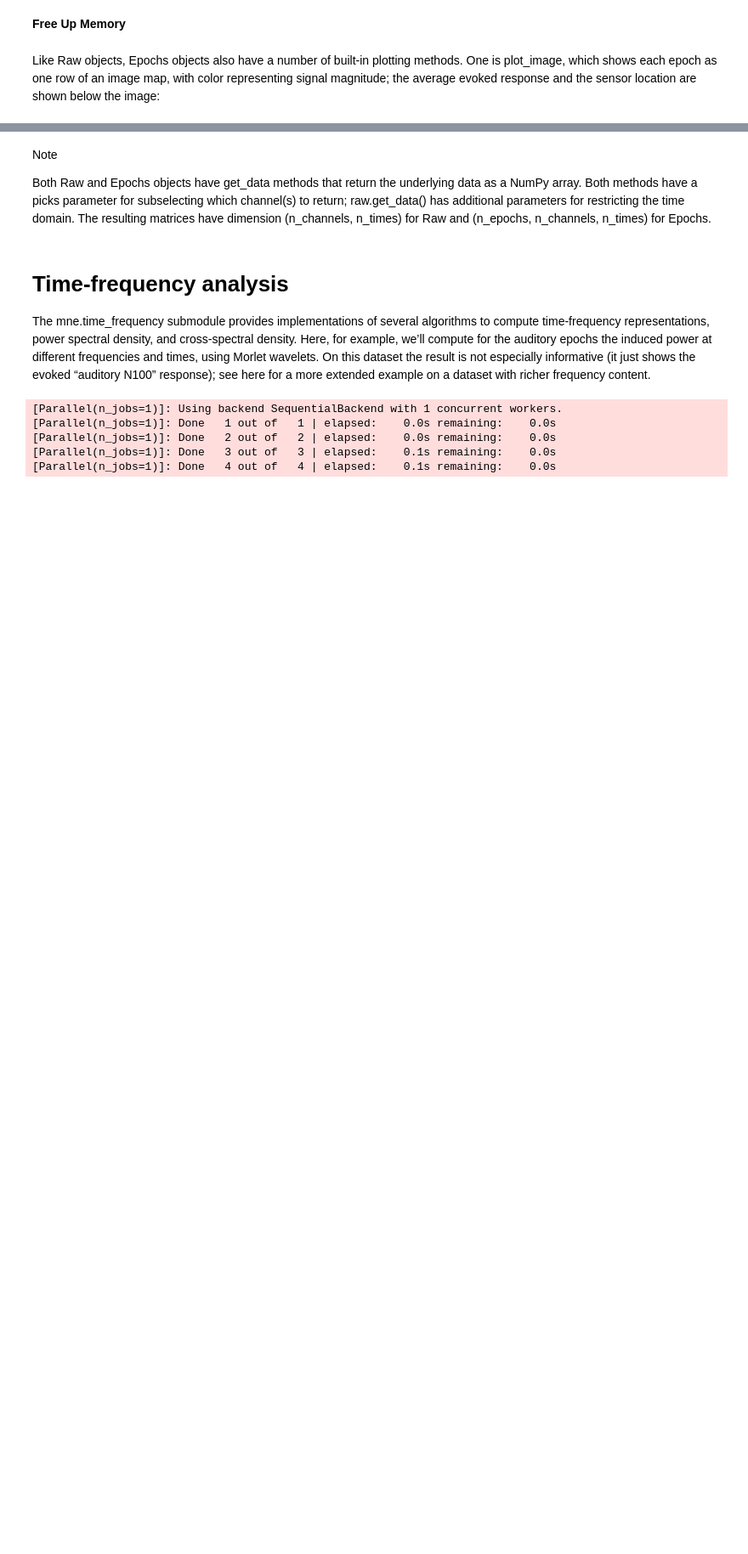
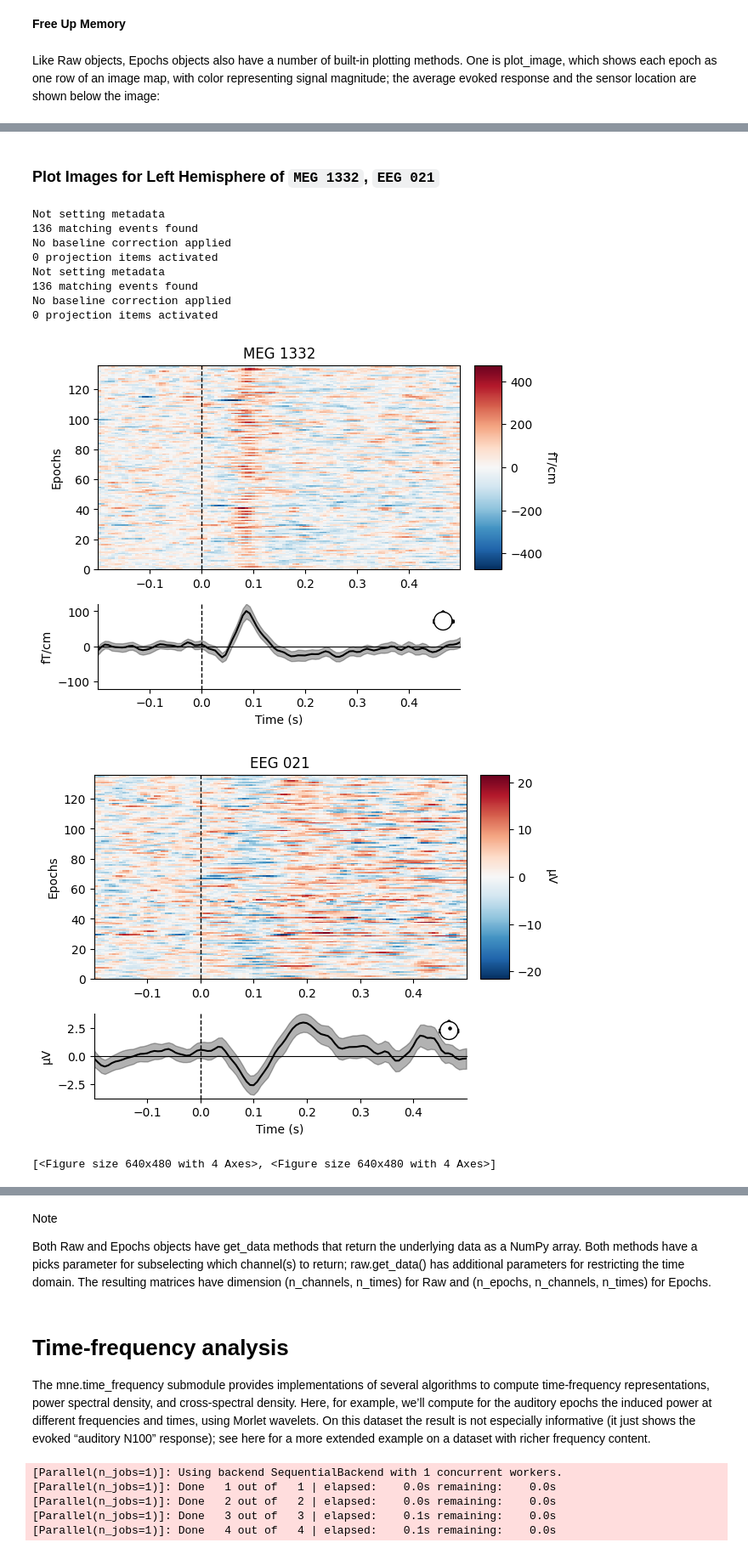
Before and after one commit to jonghang/neural_datascience, a Jupyter notebook: explore_meg_eeg_data/6-epoching_timefreq_evokedresp.ipynb, the cells around one changed output, grey strips where cells are left out. Shown: that part at 85% size. Drawn from its saved outputs; the diff is of its cells as text; code cells hidden in the pictures; blank space fills up the shorter version.

```diff
--- a/explore_meg_eeg_data/6-epoching_timefreq_evokedresp.ipynb
+++ b/explore_meg_eeg_data/6-epoching_timefreq_evokedresp.ipynb
@@ -152,0 +242,16 @@ No baseline correction applied
+# %% [markdown]
+### Plot Images for Left Hemisphere of `MEG 1332`, `EEG 021`
+# %%
+epochs_left.plot_image(picks=['MEG 1332', 'EEG 021'])
+# %% [output]
+Not setting metadata
+136 matching events found
+No baseline correction applied
+0 projection items activated
+Not setting metadata
+136 matching events found
+No baseline correction applied
+0 projection items activated
+[figure, added]
+[figure, added]
+[<Figure size 640x480 with 4 Axes>, <Figure size 640x480 with 4 Axes>]
```
Also changed, not shown: parts of 28 cells of this notebook, 2 other files.
